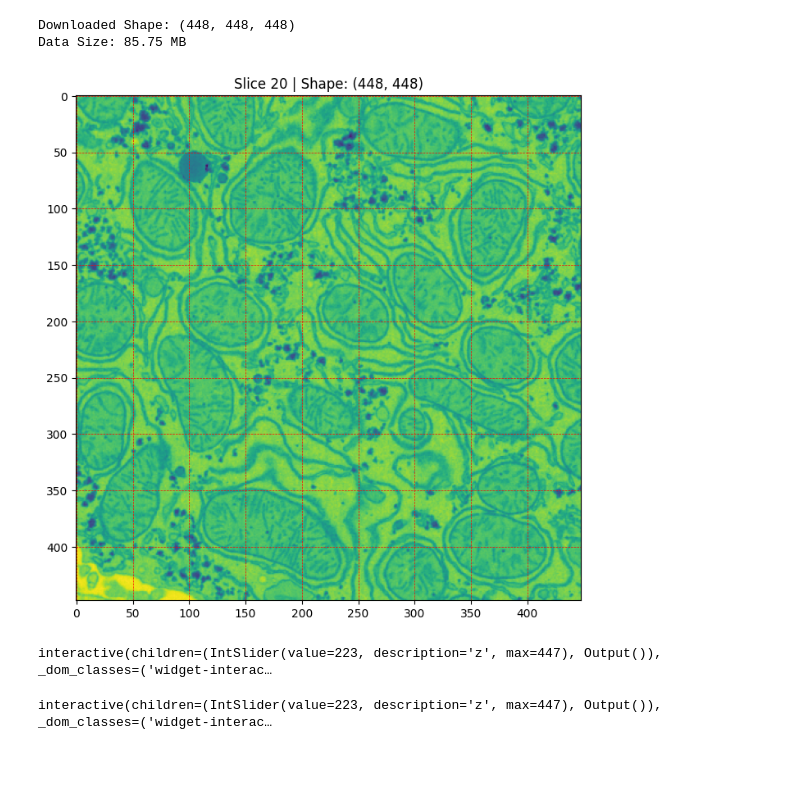
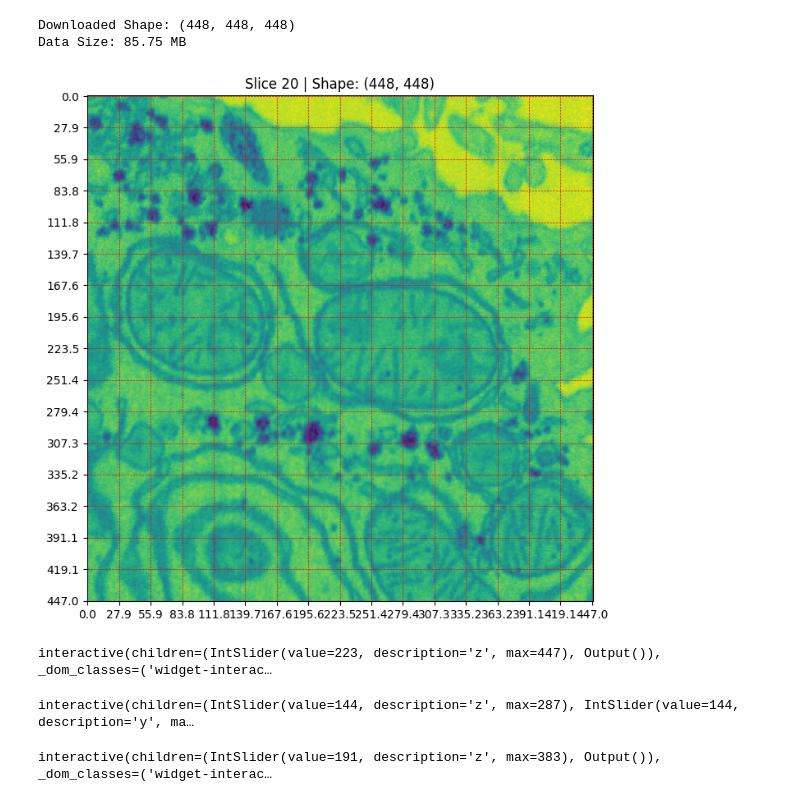
Before and after one commit to captainKLSH/HHMI_Janelia_AI_Engineer, a Jupyter notebook: research/01_data_ingestion.ipynb, the cells around one changed output. Cells and saved outputs as stored; diff of their text form; code cells hidden in the pictures; blank space fills up the shorter version.

```diff
--- a/research/01_data_ingestion.ipynb
+++ b/research/01_data_ingestion.ipynb
@@ -279,25 +313,29 @@ Data Size: 85.75 MB
 # %%
 import numpy as np
 import matplotlib.pyplot as plt
 
 def visualize_slice(file_path, slice_idx=None):
 
     data = np.load(file_path, mmap_mode='r')
 
     if slice_idx is None:
         slice_idx = data.shape[0] // 2
 
     img_slice = data[slice_idx]
-    plt.figure(figsize=(8, 8))
+    fig, ax =plt.subplots(figsize=(8, 8))
+    ax.imshow(img_slice)
+    plt.title(f"Slice {slice_idx} | Shape: {img_slice.shape}")
+    grid_ticks = np.linspace(0, 447, 17)
 
-    plt.imshow(img_slice)
-    plt.title(f"Slice {slice_idx} | Shape: {img_slice.shape}")
+    # 4. Set the ticks on both axes
+    ax.set_xticks(grid_ticks)
+    ax.set_yticks(grid_ticks)
     plt.grid(color='red', linestyle='--', linewidth=0.5)
 
     plt.show()
 
 # Usage
-visualize_slice('artifacts/data_ingestion/liver_chunk_s1.npy',slice_idx= 20)
+visualize_slice('artifacts/data_ingestion/liver_chunk_s0.npy',slice_idx= 20)
 # %% [output]
-[figure, old version]
+[figure, new version]
 # %%
@@ -311,14 +350,55 @@ def show_slice(z):
     plt.show()
 # %% [output]
 interactive(children=(IntSlider(value=223, description='z', max=447), Output()), _dom_classes=('widget-interac…
+# %%
+import numpy as np
+import matplotlib.pyplot as plt
+from ipywidgets import interact, IntSlider
+
+# Memory-map the volume to keep your M2 Pro fast
+data = np.load('artifacts/data_ingestion/hela_cell_chunk_s1.npy', mmap_mode='r')
+
+@interact(
+    z=IntSlider(min=0, max=data.shape[0]-1, step=1, value=data.shape[0]//2),
+    y=IntSlider(min=0, max=data.shape[1]-1, step=1, value=data.shape[1]//2),
+    x=IntSlider(min=0, max=data.shape[2]-1, step=1, value=data.shape[2]//2)
+)
+def show_all_slices(z, y, x):
+    fig, axes = plt.subplots(1, 3, figsize=(15, 5))
+
+    # 1. XY Plane (Z-slice) - Standard Top-down view
+    axes[0].imshow(data[z, :, :], cmap='gray', aspect=1.0)
+    axes[0].set_title(f"XY Plane (Z={z})")
+    axes[0].axhline(y, color='red', alpha=0.3) # Show where Y-slice is
+    axes[0].axvline(x, color='green', alpha=0.3) # Show where X-slice is
+
+    # 2. XZ Plane (Y-slice) - Frontal view
+    # Note: aspect ratio adjustment for 3.44nm (Z) vs 4nm (X)
+    axes[1].imshow(data[:, y, :], cmap='gray', aspect=3.44/4.0)
+    axes[1].set_title(f"XZ Plane (Y={y})")
+    axes[1].axhline(z, color='blue', alpha=0.3)
+
+    # 3. YZ Plane (X-slice) - Lateral view
+    # Note: aspect ratio adjustment for 3.44nm (Z) vs 4nm (Y)
+    axes[2].imshow(data[:, :, x], cmap='gray', aspect=3.44/4.0)
+    axes[2].set_title(f"YZ Plane (X={x})")
+    axes[2].axhline(z, color='blue', alpha=0.3)
+
+    for ax in axes:
+        ax.axis('off')
+
+    plt.tight_layout()
+    plt.show()
+# %% [output]
+interactive(children=(IntSlider(value=144, description='z', max=287), IntSlider(value=144, description='y', ma…
 # %%
 from ipywidgets import interact
-data = np.load('artifacts/data_ingestion/liver_chunk_s1.npy', mmap_mode='r')
-@interact(z=(0, data.shape[0]-1))
+data = np.load('artifacts/data_ingestion/T_cell_chunk_s1.npy', mmap_mode='r')
+@interact(z=(0, data.shape[1]-1))
 def show_slice(z):
     plt.figure(figsize=(6, 6))
-    plt.imshow(data[z])
+    plt.imshow(data[z],cmap='grey')
     plt.title(f"Z-Index: {z}")
     plt.show()
 # %% [output]
-interactive(children=(IntSlider(value=223, description='z', max=447), Output()), _dom_classes=('widget-interac…
+interactive(children=(IntSlider(value=191, description='z', max=383), Output()), _dom_classes=('widget-interac…
```
Also changed, not shown: parts of 8 cells of this notebook, 8 other files.
